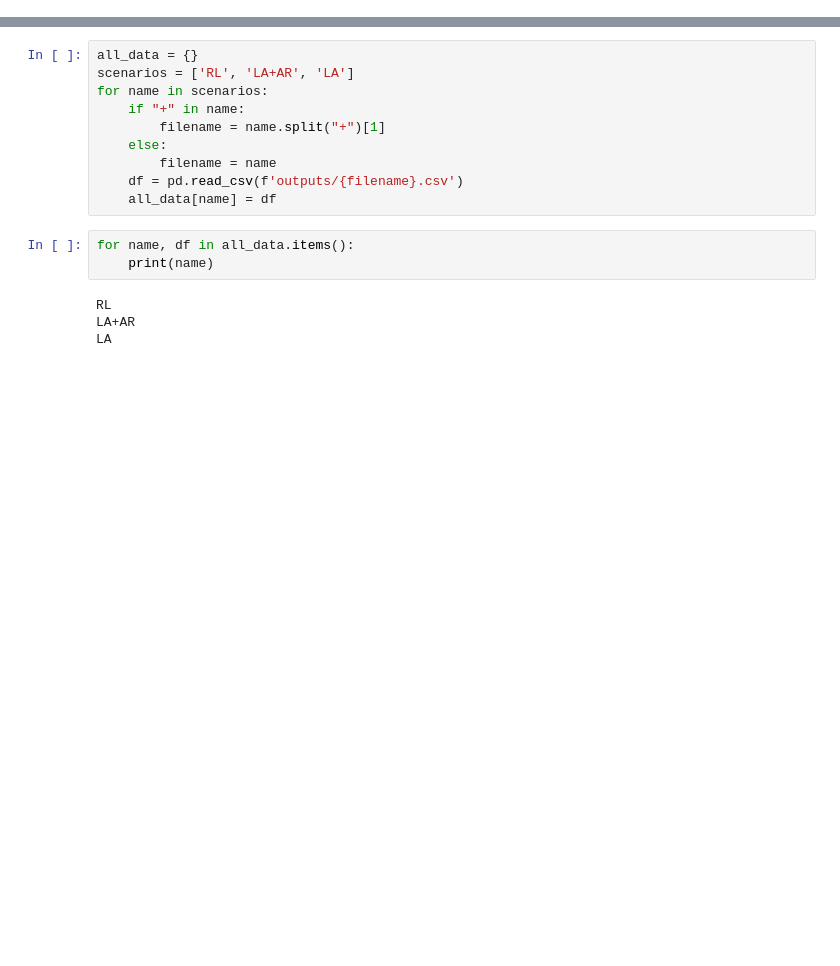
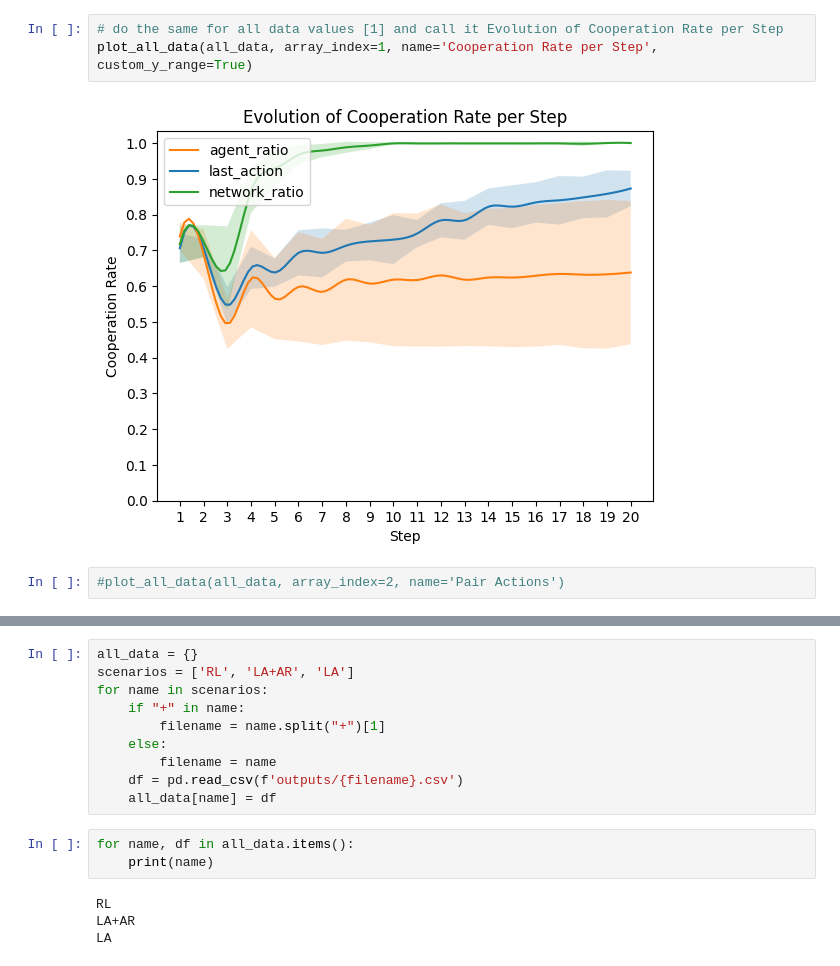
Before and after one commit to sepehrilami/LLM-RL, a Jupyter notebook: create_figures/visualizer_2025.ipynb, the cells around one changed output, grey strips where cells are left out. Saved outputs shown, nothing was run; the diff lists cells and outputs as text; blank space fills up the shorter version.

```diff
--- a/create_figures/visualizer_2025.ipynb
+++ b/create_figures/visualizer_2025.ipynb
@@ -82,0 +102,7 @@ rounds_total_pair_actions[0][0]
+# %%
+# do the same for all data values [1] and call it Evolution of Cooperation Rate per Step
+plot_all_data(all_data, array_index=1, name='Cooperation Rate per Step', custom_y_range=True)
+# %% [output]
+[figure, added]
+# %%
+#plot_all_data(all_data, array_index=2, name='Pair Actions')
```
Also changed, not shown: parts of 15 cells of this notebook, 12 other files.
